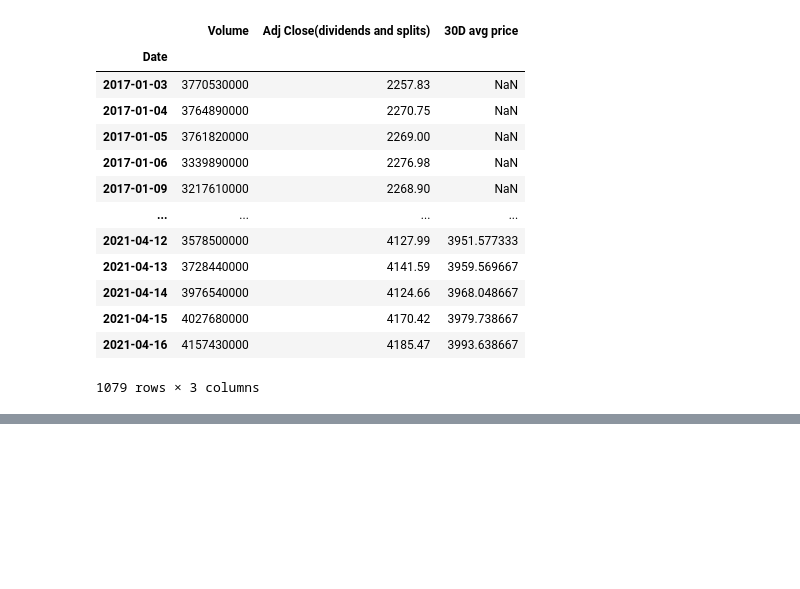
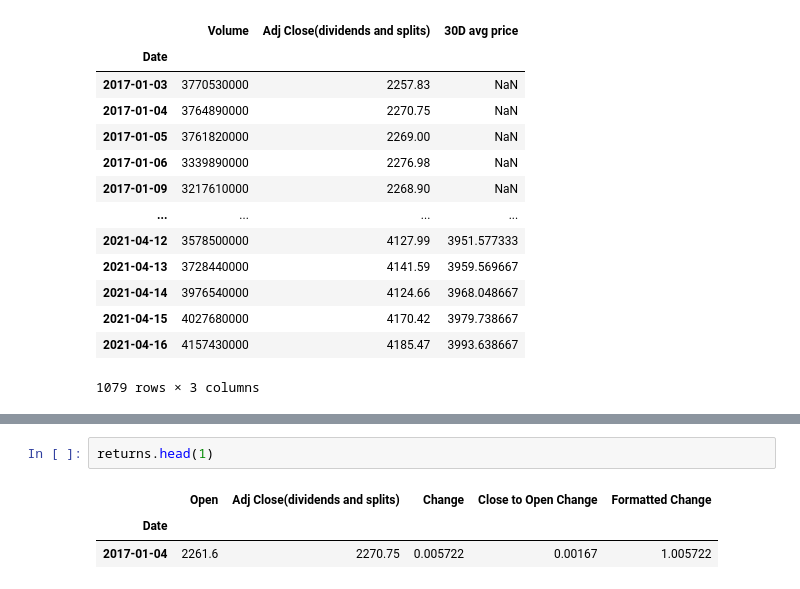
Before and after one commit to hoestlund/thesis, a Jupyter notebook: data_wrangling/sp500.ipynb, the cells around one changed output, grey strips where cells are left out. Cells and saved outputs as stored; diff of their text form; blank space fills up the shorter version.

```diff
--- a/data_wrangling/sp500.ipynb
+++ b/data_wrangling/sp500.ipynb
@@ -240,0 +227,6 @@ market_action['2020-02-01':'2020-03-30']
+# %%
+returns.head(1)
+# %% [output]
+|  | Open | Adj Close(dividends and splits) | Change | Close to Open Change | Formatted Change |
+| Date |  |  |  |  |  |
+| 2017-01-04 | 2261.6 | 2270.75 | 0.005722 | 0.00167 | 1.005722 |
```
Also changed, not shown: parts of 8 cells of this notebook, 1 other file.
